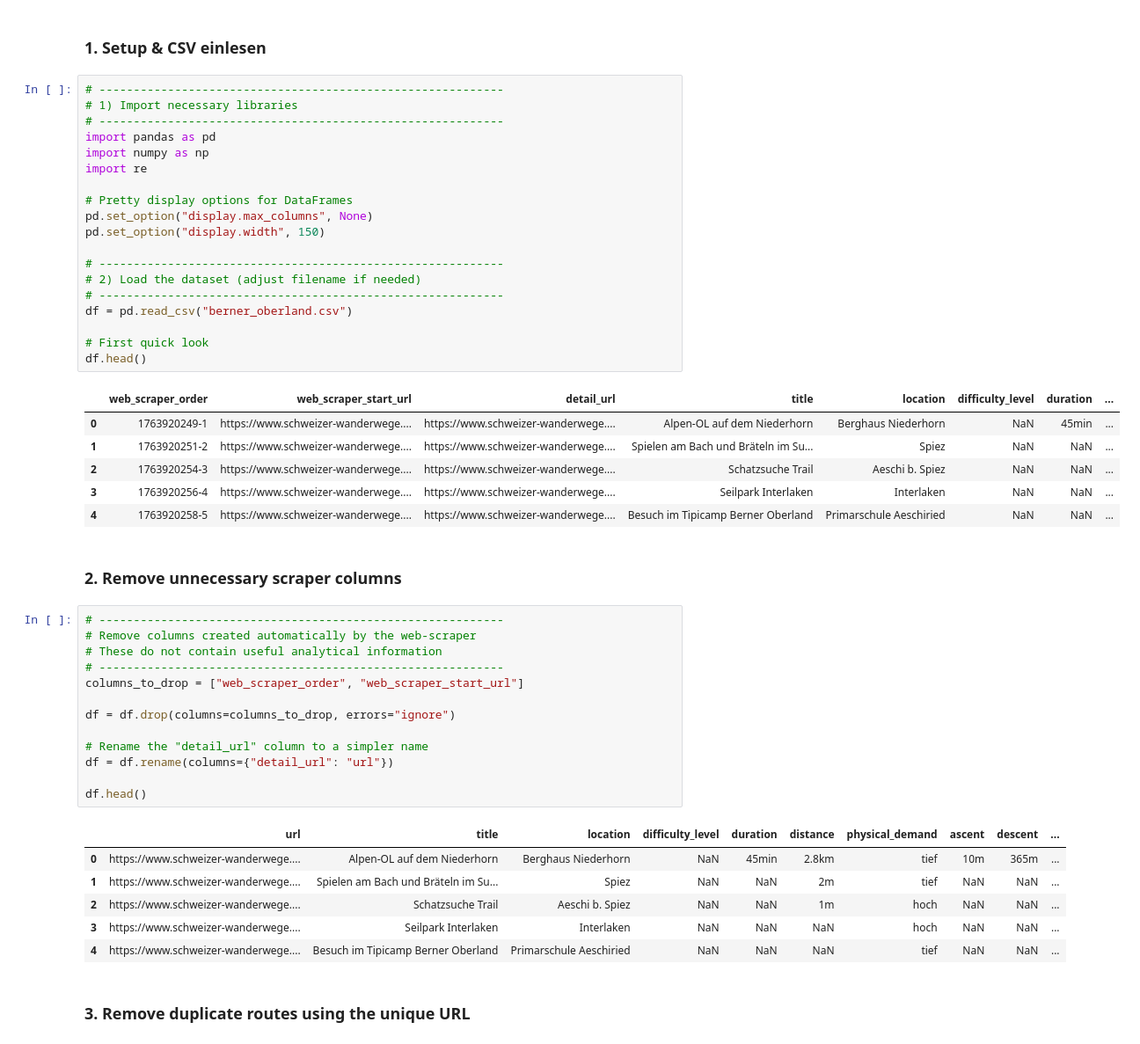
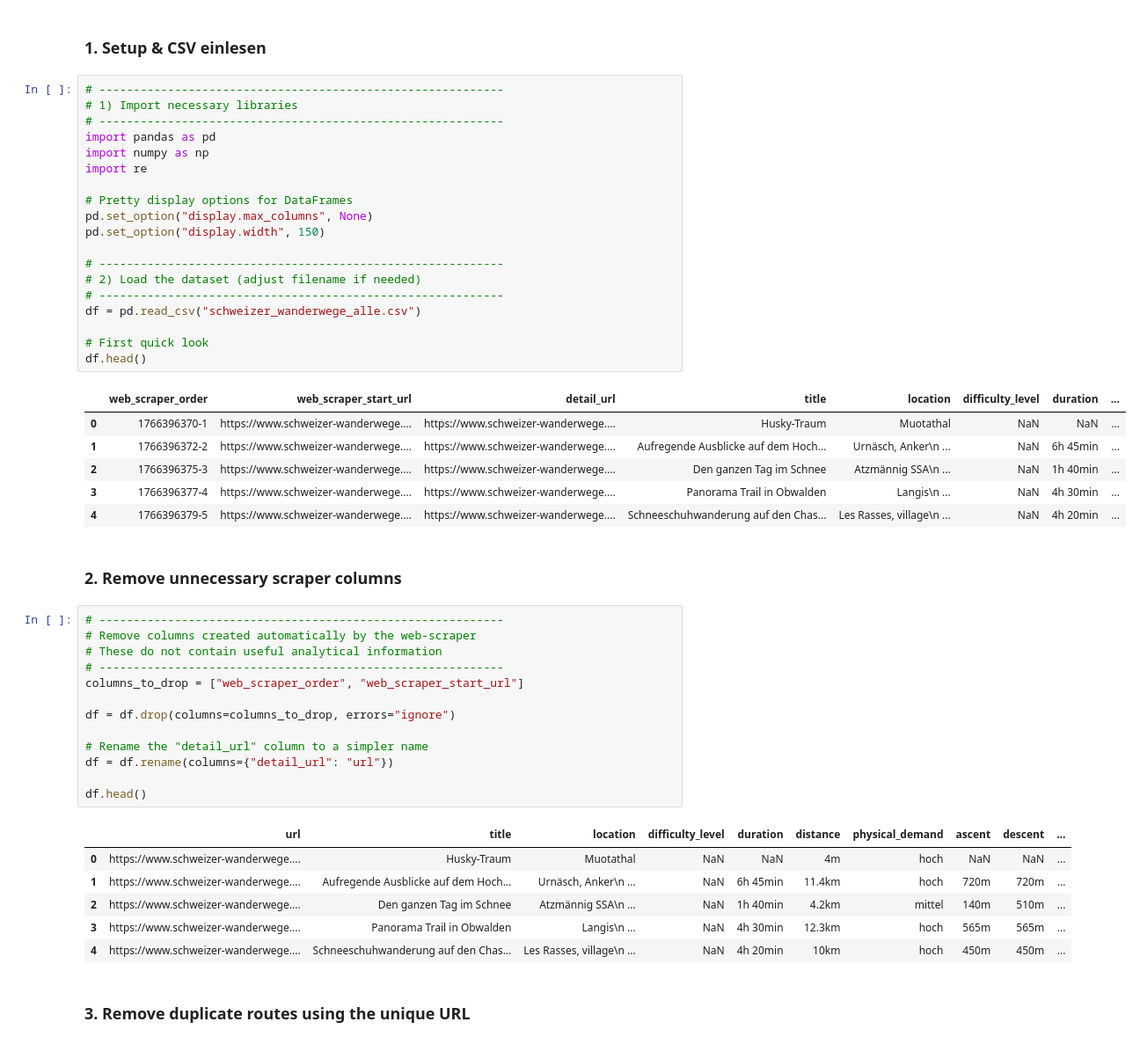
Before and after one commit to ganemmah/Schweizer_Wanderwege, a Jupyter notebook: 02_data_preparation.ipynb, the cells around one changed output. Shown: that part at 88% size. Drawn from its saved outputs; the diff is of its cells as text.

```diff
--- a/02_data_preparation.ipynb
+++ b/02_data_preparation.ipynb
@@ -3,29 +3,29 @@
 # %%
 # -----------------------------------------------------------
 # 1) Import necessary libraries
 # -----------------------------------------------------------
 import pandas as pd
 import numpy as np
 import re
 
 # Pretty display options for DataFrames
 pd.set_option("display.max_columns", None)
 pd.set_option("display.width", 150)
 
 # -----------------------------------------------------------
 # 2) Load the dataset (adjust filename if needed)
 # -----------------------------------------------------------
-df = pd.read_csv("berner_oberland.csv")
+df = pd.read_csv("schweizer_wanderwege_alle.csv")
 
 # First quick look
 df.head()
 # %% [output]
 |  | web_scraper_order | web_scraper_start_url | detail_url | title | location | difficulty_level | duration | ... |
-| 0 | 1763920249-1 | https://www.schweizer-wanderwege.... | https://www.schweizer-wanderwege.... | Alpen-OL auf dem Niederhorn | Berghaus Niederhorn | NaN | 45min | ... |
-| 1 | 1763920251-2 | https://www.schweizer-wanderwege.... | https://www.schweizer-wanderwege.... | Spielen am Bach und Bräteln im Su... | Spiez | NaN | NaN | ... |
-| 2 | 1763920254-3 | https://www.schweizer-wanderwege.... | https://www.schweizer-wanderwege.... | Schatzsuche Trail | Aeschi b. Spiez | NaN | NaN | ... |
-| 3 | 1763920256-4 | https://www.schweizer-wanderwege.... | https://www.schweizer-wanderwege.... | Seilpark Interlaken | Interlaken | NaN | NaN | ... |
-| 4 | 1763920258-5 | https://www.schweizer-wanderwege.... | https://www.schweizer-wanderwege.... | Besuch im Tipicamp Berner Oberland | Primarschule Aeschiried | NaN | NaN | ... |
+| 0 | 1766396370-1 | https://www.schweizer-wanderwege.... | https://www.schweizer-wanderwege.... | Husky-Traum | Muotathal | NaN | NaN | ... |
+| 1 | 1766396372-2 | https://www.schweizer-wanderwege.... | https://www.schweizer-wanderwege.... | Aufregende Ausblicke auf dem Hoch... | Urnäsch, Anker\n ... | NaN | 6h 45min | ... |
+| 2 | 1766396375-3 | https://www.schweizer-wanderwege.... | https://www.schweizer-wanderwege.... | Den ganzen Tag im Schnee | Atzmännig SSA\n ... | NaN | 1h 40min | ... |
+| 3 | 1766396377-4 | https://www.schweizer-wanderwege.... | https://www.schweizer-wanderwege.... | Panorama Trail in Obwalden | Langis\n ... | NaN | 4h 30min | ... |
+| 4 | 1766396379-5 | https://www.schweizer-wanderwege.... | https://www.schweizer-wanderwege.... | Schneeschuhwanderung auf den Chas... | Les Rasses, village\n ... | NaN | 4h 20min | ... |
 # %% [markdown]
 ### 2. Remove unnecessary scraper columns
 # %%
@@ -43,11 +43,11 @@ df = df.rename(columns={"detail_url": "url"})
 df.head()
 # %% [output]
 |  | url | title | location | difficulty_level | duration | distance | physical_demand | ascent | descent | ... |
-| 0 | https://www.schweizer-wanderwege.... | Alpen-OL auf dem Niederhorn | Berghaus Niederhorn | NaN | 45min | 2.8km | tief | 10m | 365m | ... |
-| 1 | https://www.schweizer-wanderwege.... | Spielen am Bach und Bräteln im Su... | Spiez | NaN | NaN | 2m | tief | NaN | NaN | ... |
-| 2 | https://www.schweizer-wanderwege.... | Schatzsuche Trail | Aeschi b. Spiez | NaN | NaN | 1m | hoch | NaN | NaN | ... |
-| 3 | https://www.schweizer-wanderwege.... | Seilpark Interlaken | Interlaken | NaN | NaN | NaN | hoch | NaN | NaN | ... |
-| 4 | https://www.schweizer-wanderwege.... | Besuch im Tipicamp Berner Oberland | Primarschule Aeschiried | NaN | NaN | NaN | tief | NaN | NaN | ... |
+| 0 | https://www.schweizer-wanderwege.... | Husky-Traum | Muotathal | NaN | NaN | 4m | hoch | NaN | NaN | ... |
+| 1 | https://www.schweizer-wanderwege.... | Aufregende Ausblicke auf dem Hoch... | Urnäsch, Anker\n ... | NaN | 6h 45min | 11.4km | hoch | 720m | 720m | ... |
+| 2 | https://www.schweizer-wanderwege.... | Den ganzen Tag im Schnee | Atzmännig SSA\n ... | NaN | 1h 40min | 4.2km | mittel | 140m | 510m | ... |
+| 3 | https://www.schweizer-wanderwege.... | Panorama Trail in Obwalden | Langis\n ... | NaN | 4h 30min | 12.3km | hoch | 565m | 565m | ... |
+| 4 | https://www.schweizer-wanderwege.... | Schneeschuhwanderung auf den Chas... | Les Rasses, village\n ... | NaN | 4h 20min | 10km | hoch | 450m | 450m | ... |
 # %% [markdown]
 ### 3. Remove duplicate routes using the unique URL
 # %%
```
Also changed, not shown: parts of 9 cells of this notebook, 3 other files.
